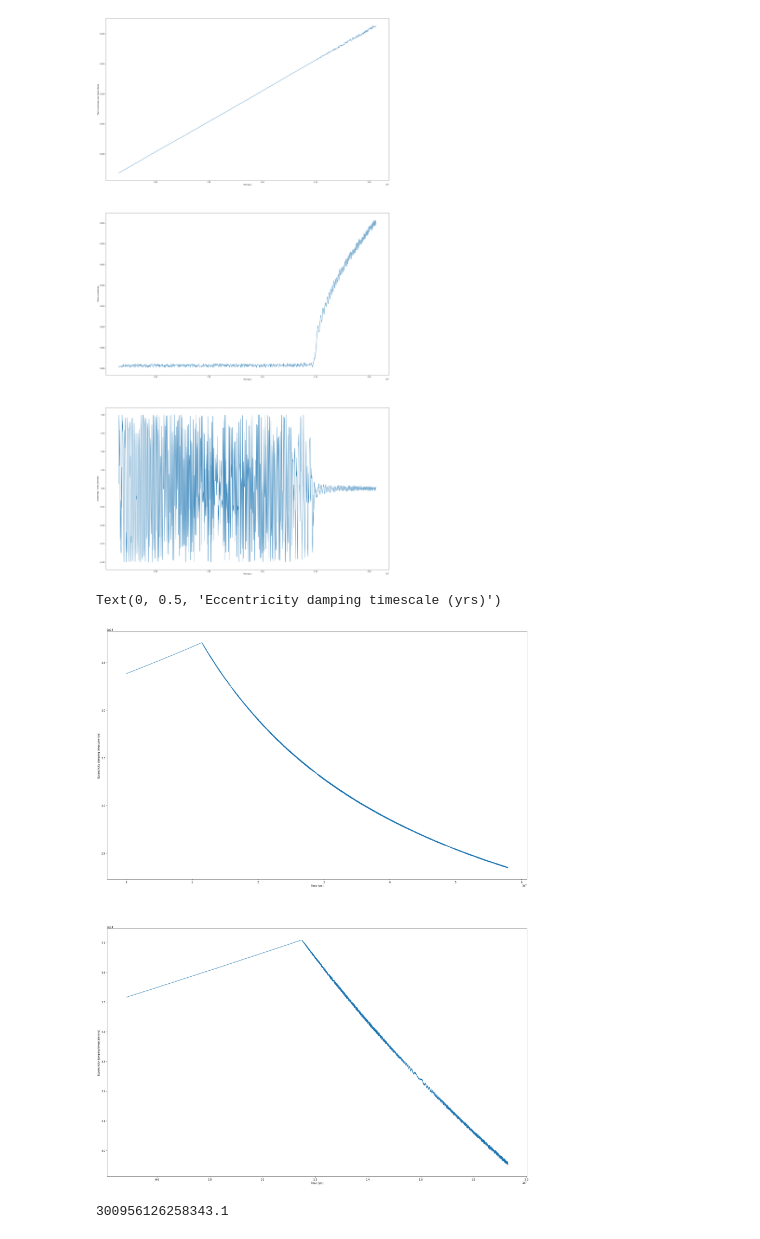
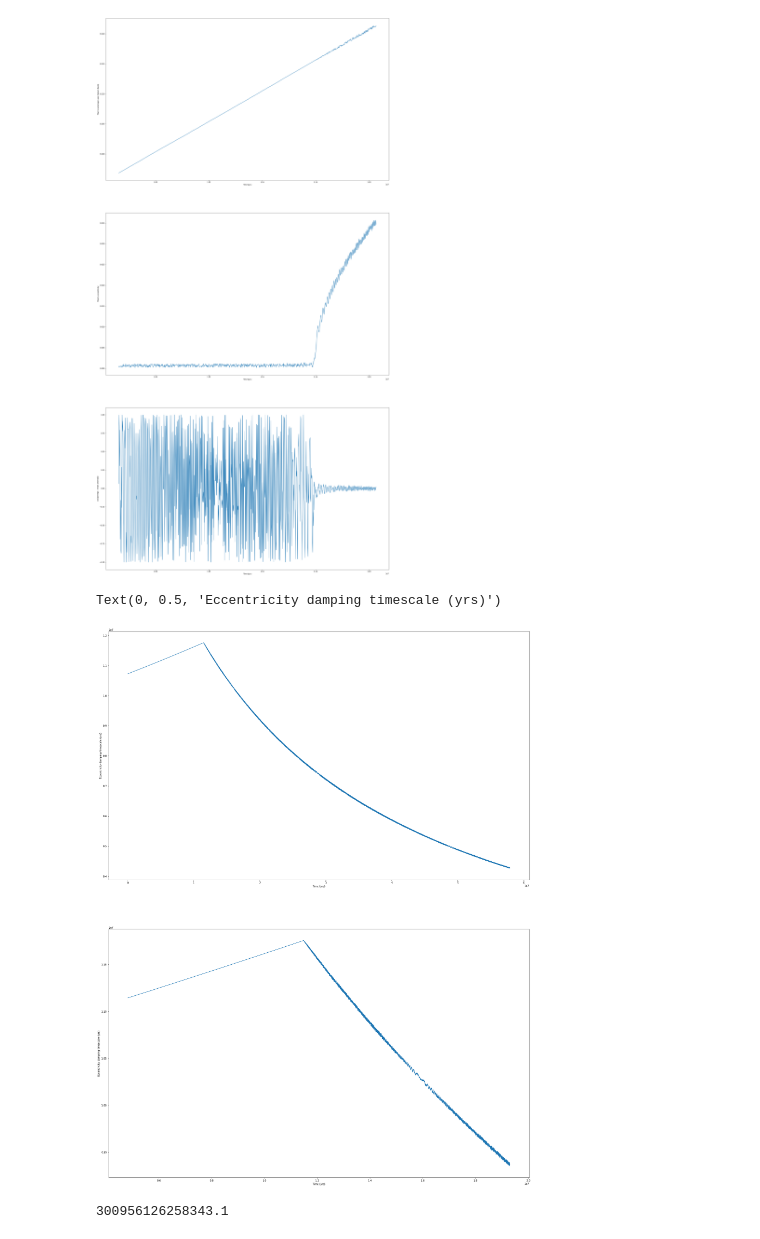
Before and after one commit to hdayuan/F21_JP_Titan-Sims, a Jupyter notebook: plot-titan.ipynb, the cells around one changed output. Drawn from its saved outputs; the diff is of its cells as text; code cells hidden in the pictures.

```diff
--- a/plot-titan.ipynb
+++ b/plot-titan.ipynb
@@ -89,6 +89,7 @@ Text(0, 0.5, 'cos(pomega - mean anomaly)')
 G = 6.67e-11 # G in SI units ****
 mSun = 1.9891e30 # mass of sun in kg ****
 AU_TO_M = 1.496e+11 # meters in one AU
+YR_TO_SEC = 3600*24*365.25 # seconds in a year
 
 mSat = 0.0002857 # mass of saturn in solar masses
 rSat = 0.00038926024 # radius of Saturn in AU
@@ -122,35 +123,35 @@ for i in range(plotSamples):
     f5 = 1 + (3.)*(e**2) + (3./8.)*(e**4)
 
     nmTitan = np.sqrt(GMSat/((a*rSat*AU_TO_M)**3)) # mean motion of Titan
     spinTitan_per_nm = f2 / (f5*(1-e**2)**(3./2.))
     T = T_per_nm*nmTitan
 
     e_dot = (const/(T*a**8))*(e/((1-e**2)**(13./2.)))*(f3-((11./8.)*(1-e**2)**(3./2.)*f4*spinTitan_per_nm))
-    tau_e_array[i] = e/e_dot
+    tau_e_array[i] = np.abs((e/e_dot)/YR_TO_SEC)
 
 tZ_array = [0] * int((end_fraction-start_fraction)*plotSamples)
 tauZ_e_array = [0] * int((end_fraction-start_fraction)*plotSamples)
 
 start = int(plotSamples*start_fraction)
 for i in range(start, int(plotSamples*end_fraction)):
     tZ_array[i-start] = t_array[i]
     tauZ_e_array[i-start] = tau_e_array[i]
 
 
 fig2, axes = plt.subplots(2)
 
 fig2.set_size_inches(30, 40)
 
 axes[0].plot(t_array,tau_e_array)
 axes[0].set_xlabel('Time (yrs)')
 axes[0].set_ylabel('Eccentricity damping timescale (yrs)')
 
 axes[1].plot(tZ_array,tauZ_e_array)
 axes[1].set_xlabel('Time (yrs)')
 axes[1].set_ylabel('Eccentricity damping timescale (yrs)')
 # %% [output]
 Text(0, 0.5, 'Eccentricity damping timescale (yrs)')
-[figure, old version]
+[figure, new version]
 # %%
 # %% [output]
 300956126258343.1
```
